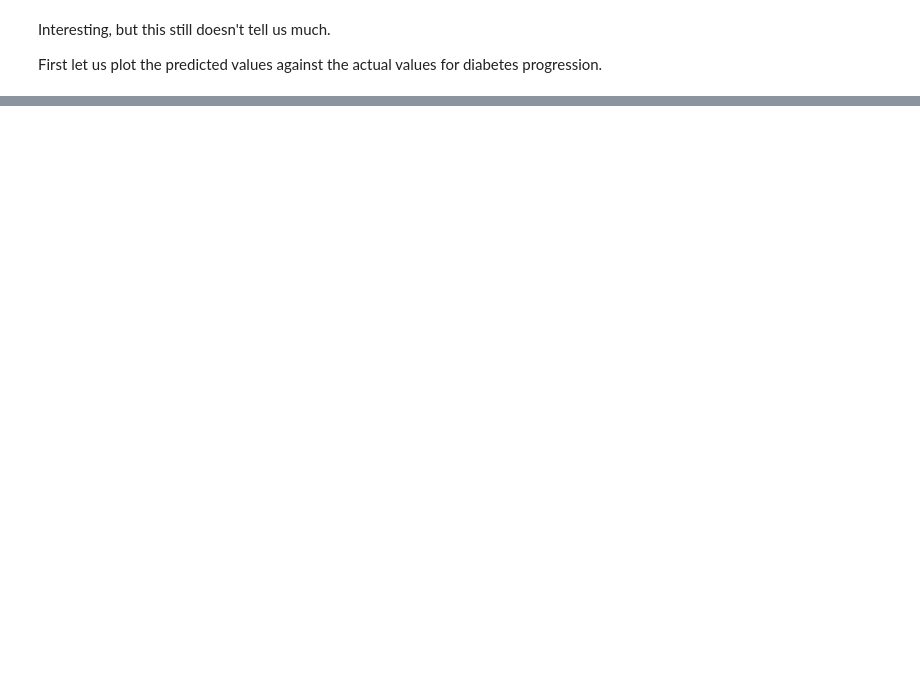
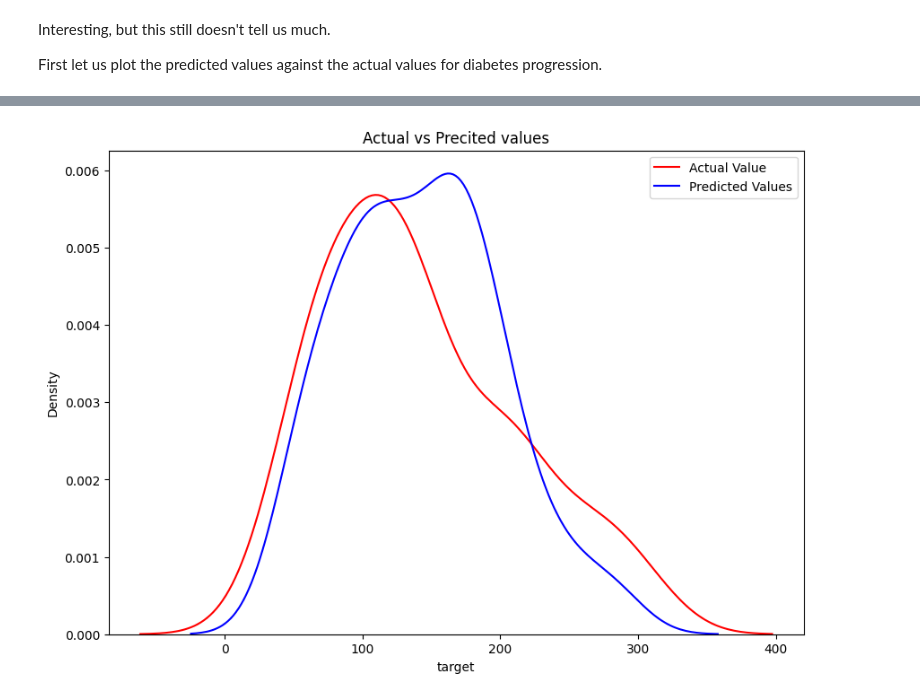
Before and after one commit to benWallace57/Instant_Training, a Jupyter notebook: training.ipynb, the cells around one changed output, grey strips where cells are left out. Cells and saved outputs as stored; diff of their text form; code cells hidden in the pictures; blank space fills up the shorter version.

```diff
--- a/training.ipynb
+++ b/training.ipynb
@@ -519,0 +563,4 @@ plt.show()
+# %%
+plot_kernel_density(y_testing,y_predictions_1)
+# %% [output]
+[figure, added]
```
Also changed, not shown: parts of 20 cells of this notebook, 1 other file.
